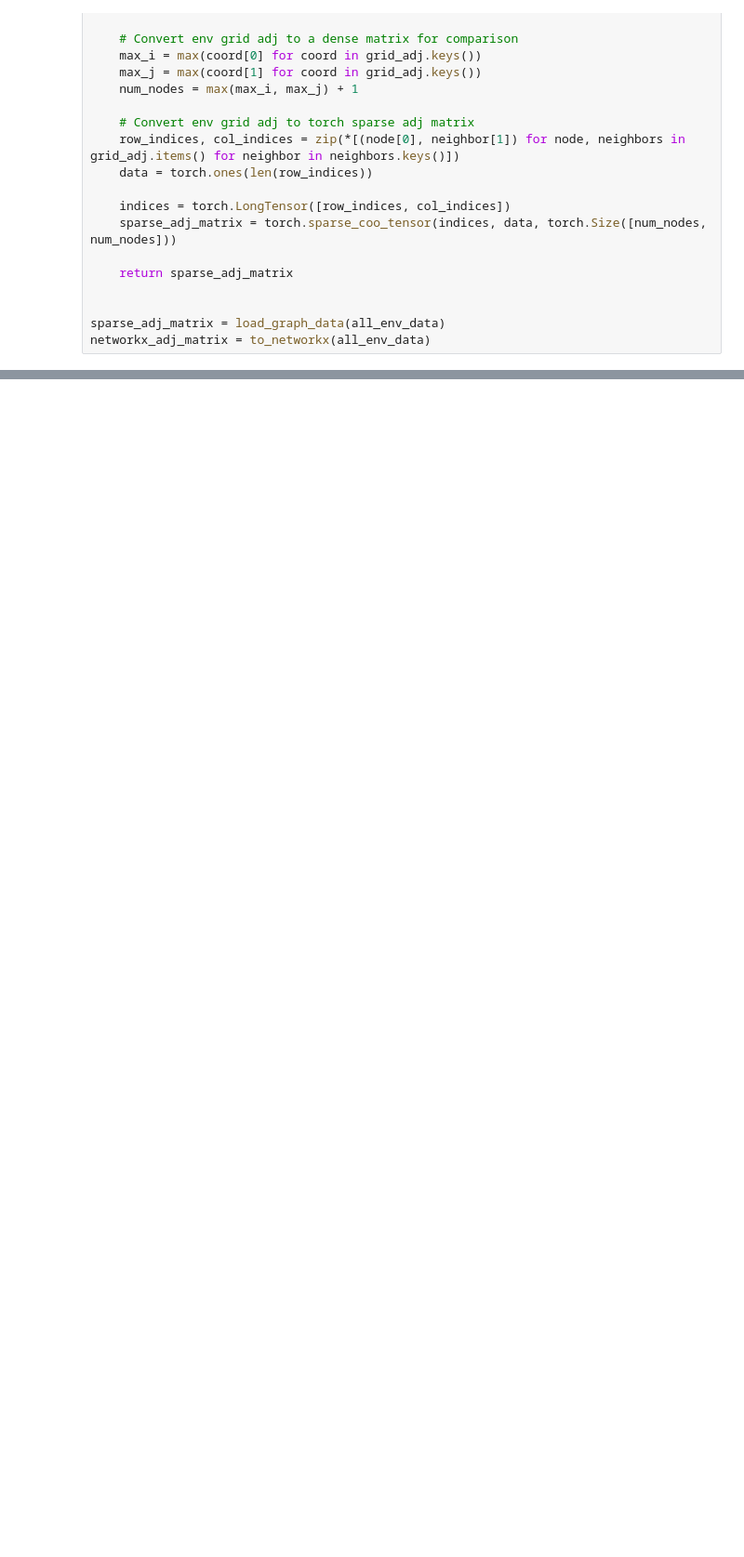
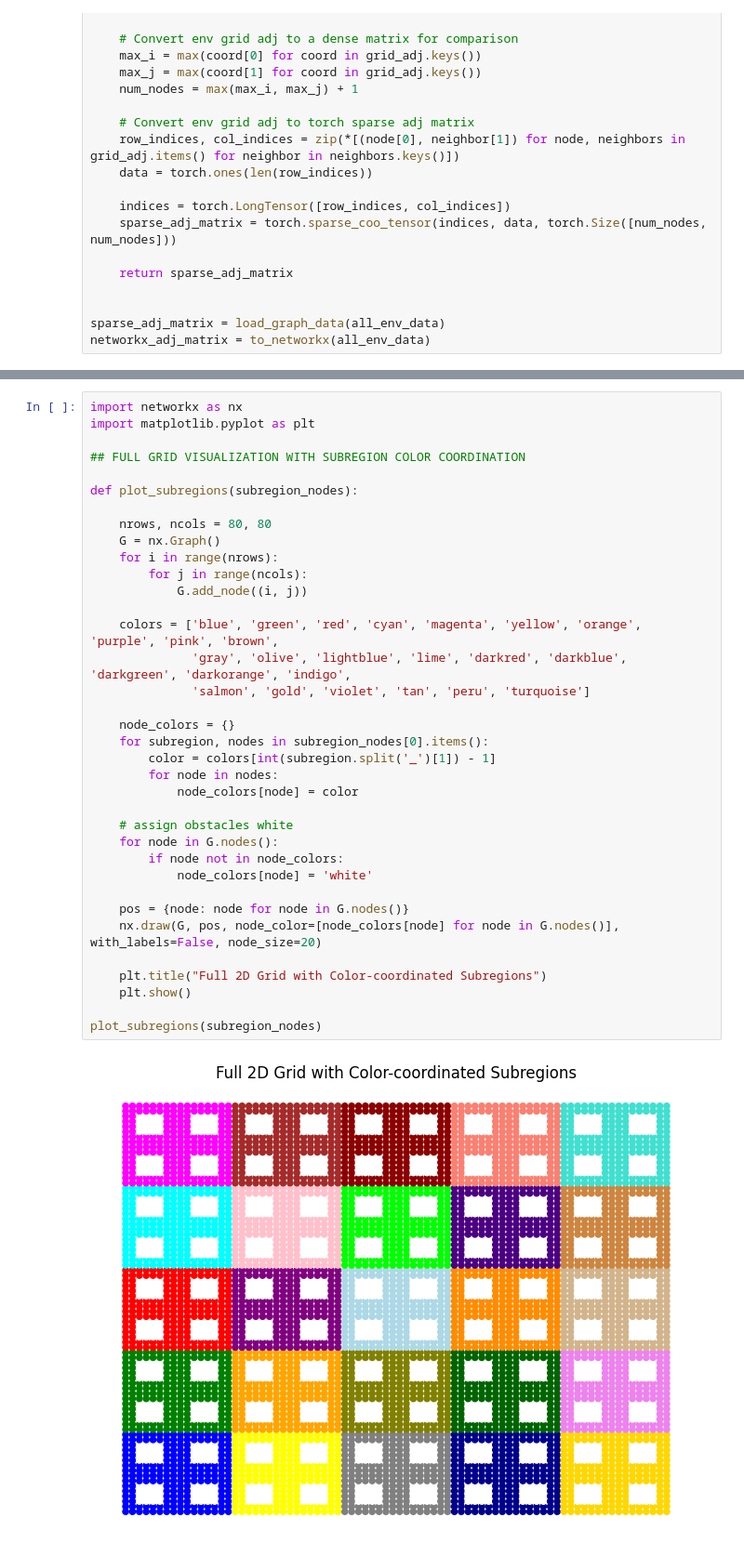
Before and after one commit to JakeAGonzales/learning-congestion, a Jupyter notebook: network.ipynb, the cells around one changed output, grey strips where cells are left out. Shown at 93% size. Drawn from its saved outputs; the diff is of its cells as text; blank space fills up the shorter version.

Commit message:
divide data into subregions

```diff
--- a/network.ipynb
+++ b/network.ipynb
@@ -215,0 +264,38 @@ solution_data = all_solution_data
+# %%
+import networkx as nx
+import matplotlib.pyplot as plt
+
+## FULL GRID VISUALIZATION WITH SUBREGION COLOR COORDINATION
+
+def plot_subregions(subregion_nodes):
+
+    nrows, ncols = 80, 80
+    G = nx.Graph()
+    for i in range(nrows):
+        for j in range(ncols):
+            G.add_node((i, j))
+
+    colors = ['blue', 'green', 'red', 'cyan', 'magenta', 'yellow', 'orange', 'purple', 'pink', 'brown',
+              'gray', 'olive', 'lightblue', 'lime', 'darkred', 'darkblue', 'darkgreen', 'darkorange', 'indigo',
+              'salmon', 'gold', 'violet', 'tan', 'peru', 'turquoise']
+
+    node_colors = {}
+    for subregion, nodes in subregion_nodes[0].items():
+        color = colors[int(subregion.split('_')[1]) - 1]
+        for node in nodes:
+            node_colors[node] = color
+
+    # assign obstacles white
+    for node in G.nodes():
+        if node not in node_colors:
+            node_colors[node] = 'white'
+
+    pos = {node: node for node in G.nodes()}
+    nx.draw(G, pos, node_color=[node_colors[node] for node in G.nodes()], with_labels=False, node_size=20)
+
+    plt.title("Full 2D Grid with Color-coordinated Subregions")
+    plt.show()
+
+plot_subregions(subregion_nodes)
+# %% [output]
+[figure, added]
```
Also changed, not shown: parts of 1 cell of this notebook, 3 other files.
